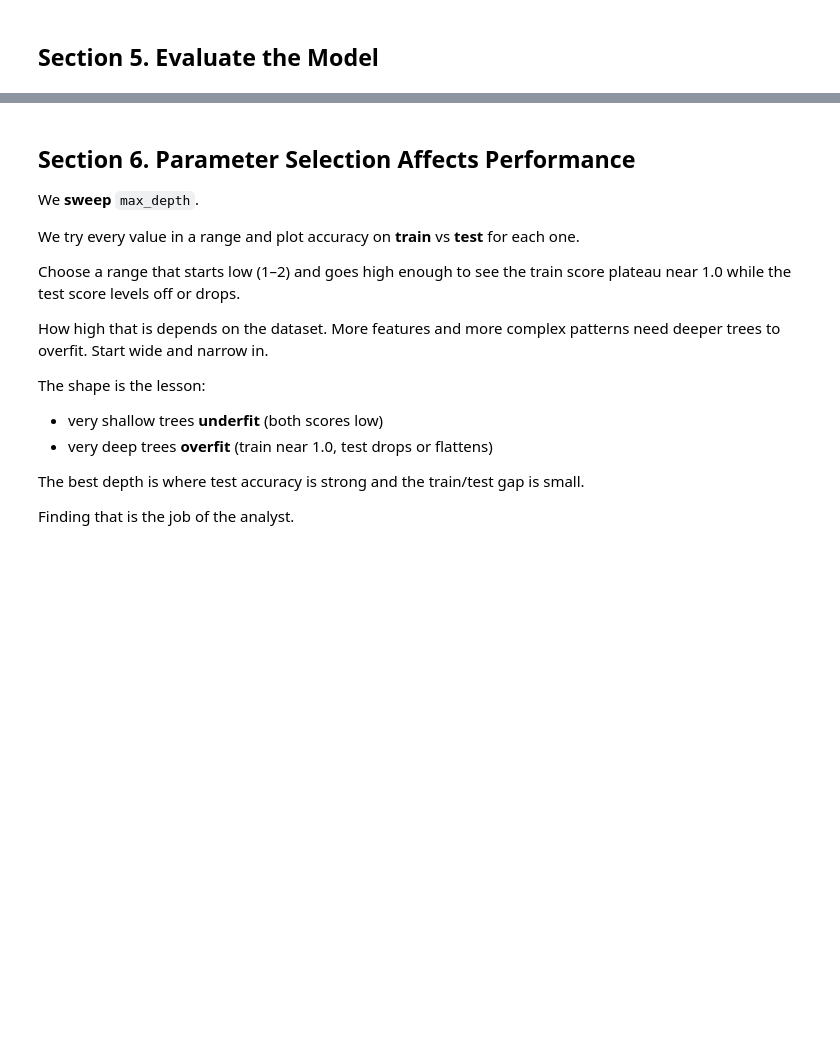
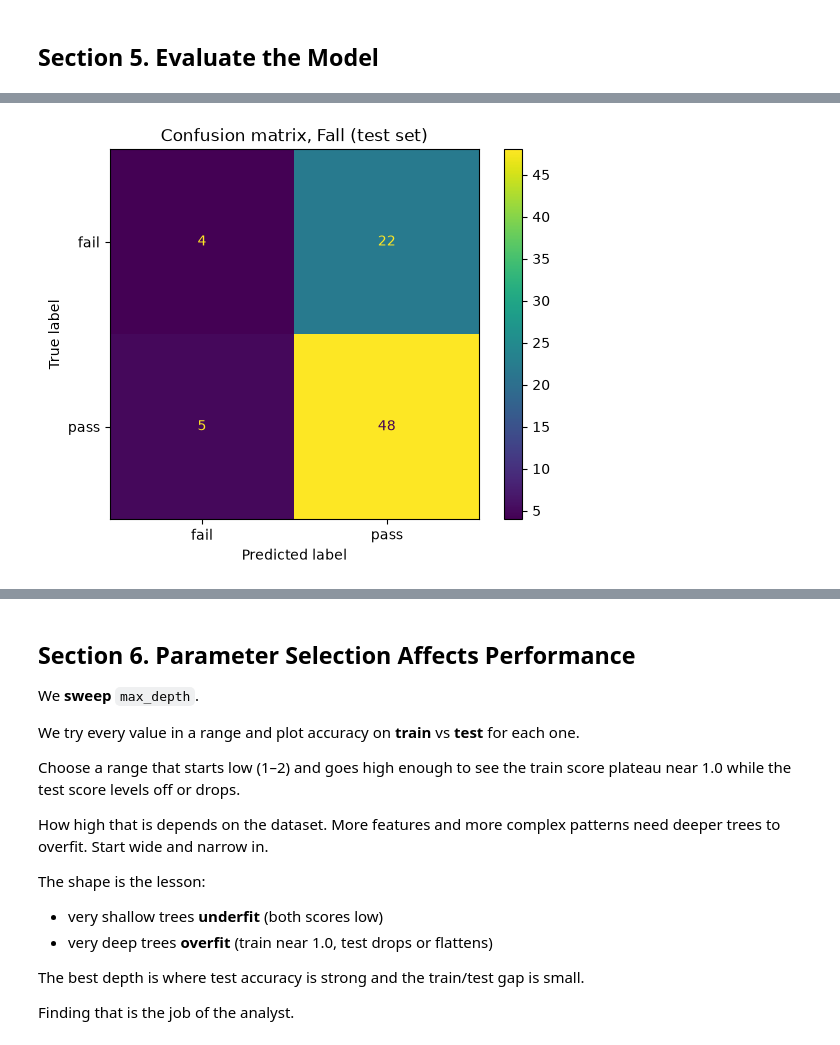
Before and after one commit to gracecode42/ml-03-classification, a Jupyter notebook: notebooks/ml_03_gracecode42.ipynb, the cells around one changed output, grey strips where cells are left out. Cells and saved outputs as stored; diff of their text form; code cells hidden in the pictures; blank space fills up the shorter version.

```diff
--- a/notebooks/ml_03_gracecode42.ipynb
+++ b/notebooks/ml_03_gracecode42.ipynb
@@ -282,44 +293,65 @@ DecisionTreeClassifier(max_depth=3, random_state=42)
 # %%
 # === Section 5. Evaluate the Model ===
 
-"""Score the model on held-out data and show a confusion matrix.
+"""Score each quarter's tree on held-out data, per class, and compare.
 
-WHY: A single accuracy number hides which classes get confused.
-The report adds precision/recall/F1 per class;
-the confusion matrix shows the actual vs. predicted counts.
-Read them together.
-
-Code only reports numbers.
-
-It does NOT declare the model good enough.
-Whether a model is good enough depends on what a mistake costs
-in this specific problem,
-which requires analyst judgment.
+WHY: A single accuracy number hides which class gets confused, and here it also
+hides the point, which is how the scores change as more grades become available.
+We print the full classification report and a confusion matrix for each quarter,
+then collect the key numbers into one table so the quarters sit side by side.
 """
 
-y_pred: np.ndarray = model.predict(X_test)
 
-# The built in sklearn accuracy_score() function
-# returns a numpy Float,
-# which is not the same as a native Python float.
-# call float() to convert it to a native Python float for better compatibility with other code and libraries.
-test_acc: float = float(accuracy_score(y_test, y_pred))
-LOG.info(f"Test accuracy: {test_acc:.3f}")
+# --- The recipe, written once ---
+def evaluate(name: str, model, X_test) -> dict:
+    """Score one fitted tree on its test set: print the report, draw the
+    confusion matrix, and return a row of numbers for the summary table."""
+    y_pred = model.predict(X_test)
 
-LOG.info("Per-class precision / recall / F1:")
-LOG.debug(f"\n{classification_report(y_test, y_pred)}")
+    acc = float(accuracy_score(y_test, y_pred))
+    LOG.info(f"--- {name} --- accuracy = {acc:.3f}")
+    LOG.info("Per-class precision / recall / F1:")
+    LOG.debug(
+        f"\n{classification_report(y_test, y_pred, labels=['fail', 'pass'], zero_division=0)}"
+    )
 
-LOG.info("Showing confusion matrix (rows = actual, cols = predicted)")
+    # Confusion matrix for this quarter (rows = actual, cols = predicted).
+    ConfusionMatrixDisplay.from_estimator(
+        model, X_test, y_test, labels=["fail", "pass"]
+    )
+    plt.title(f"Confusion matrix, {name} (test set)")
+    plt.savefig(
+        f"../docs/images/confusion_{name.lower()}_gracecode42.png",
+        dpi=150,
+        bbox_inches="tight",
+    )
+    plt.show()
 
-# start a figure
-plt.figure()
+    # Pull the fail and pass scores into a flat row for the table.
+    report = classification_report(
+        y_test, y_pred, labels=["fail", "pass"], output_dict=True, zero_division=0
+    )
+    return {
+        "quarter": name,
+        "accuracy": round(acc, 3),
+        "fail_recall": round(report["fail"]["recall"], 2),
+        "fail_precision": round(report["fail"]["precision"], 2),
+        "fail_f1": round(report["fail"]["f1-score"], 2),
+        "pass_recall": round(report["pass"]["recall"], 2),
+        "pass_precision": round(report["pass"]["precision"], 2),
+        "pass_f1": round(report["pass"]["f1-score"], 2),
+    }
 
-# create the confusion matrix display
-ConfusionMatrixDisplay.from_estimator(model, X_test, y_test)
 
-# set the title
-plt.title("Confusion matrix (test set)")
+# --- The three calls, one per quarter ---
+results = [
+    evaluate("Fall", tree_fall, X_test_fall),
+    evaluate("Winter", tree_winter, X_test_winter),
+    evaluate("Spring", tree_spring, X_test_spring),
+]
 
-# show the plot
-plt.show()
+# --- The comparison table, built from what the calls returned ---
+summary = pd.DataFrame(results)
+LOG.info("Summary across quarters (fail = the at-risk class an alert is for):")
+LOG.debug(f"\n{summary.to_string(index=False)}")
 # %% [output]
@@ -338,0 +369 @@ weighted avg       0.61      0.66      0.60        79
+[figure, new version]
```
Also changed, not shown: parts of 19 cells of this notebook, 5 other files.
